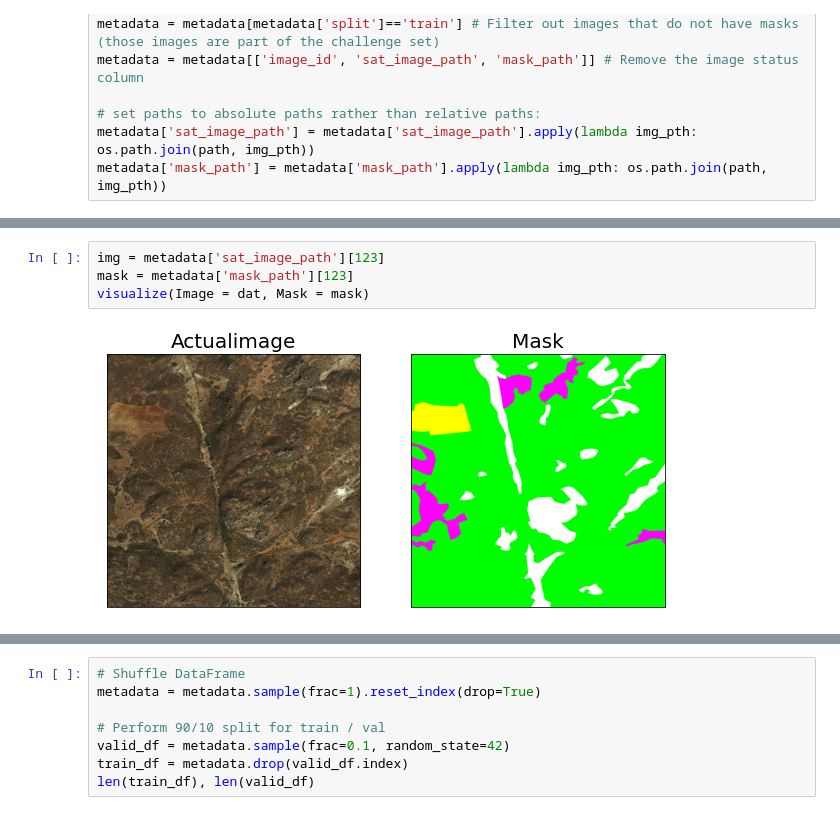
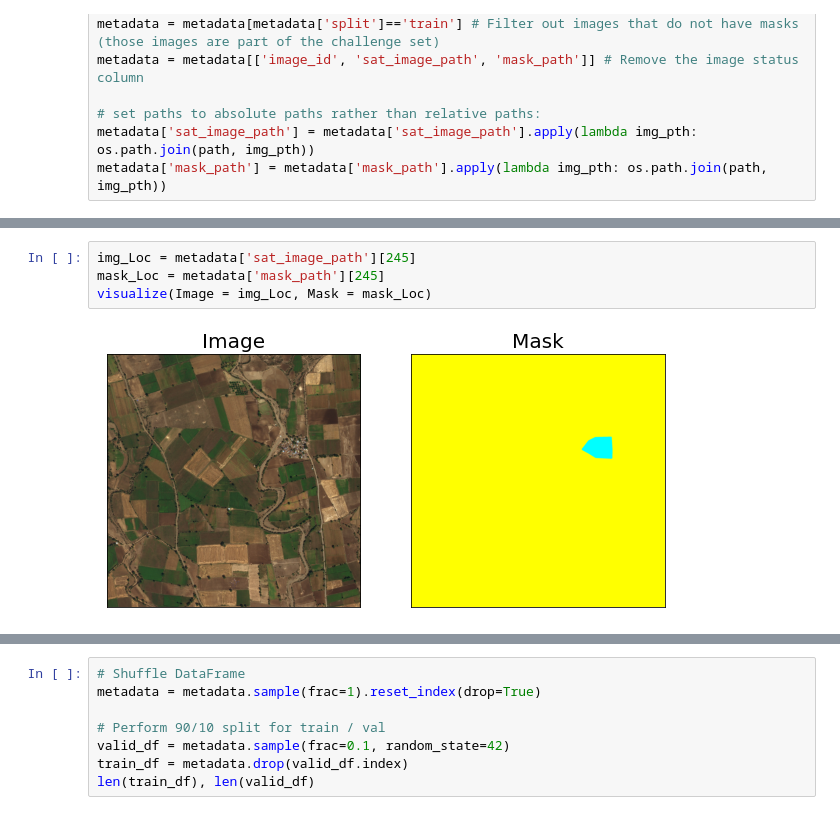
Before and after one commit to johnatawnclementawn/LandCoverSemanticSegmentation, a Jupyter notebook: landCov_semSeg.ipynb, the cells around one changed output, grey strips where cells are left out. Saved outputs shown, nothing was run; the diff lists cells and outputs as text.

```diff
--- a/landCov_semSeg.ipynb
+++ b/landCov_semSeg.ipynb
@@ -151,6 +201,6 @@ metadata['mask_path'] = metadata['mask_path'].apply(lambda img_pth: os.path.join
 # %%
-img = metadata['sat_image_path'][123]
-mask = metadata['mask_path'][123]
-visualize(Image = dat, Mask = mask)
+img_Loc = metadata['sat_image_path'][245]
+mask_Loc = metadata['mask_path'][245]
+visualize(Image = img_Loc, Mask = mask_Loc)
 # %% [output]
-[figure, old version]
+[figure, new version]
```
Also changed, not shown: parts of 10 cells of this notebook, 1 other file.
